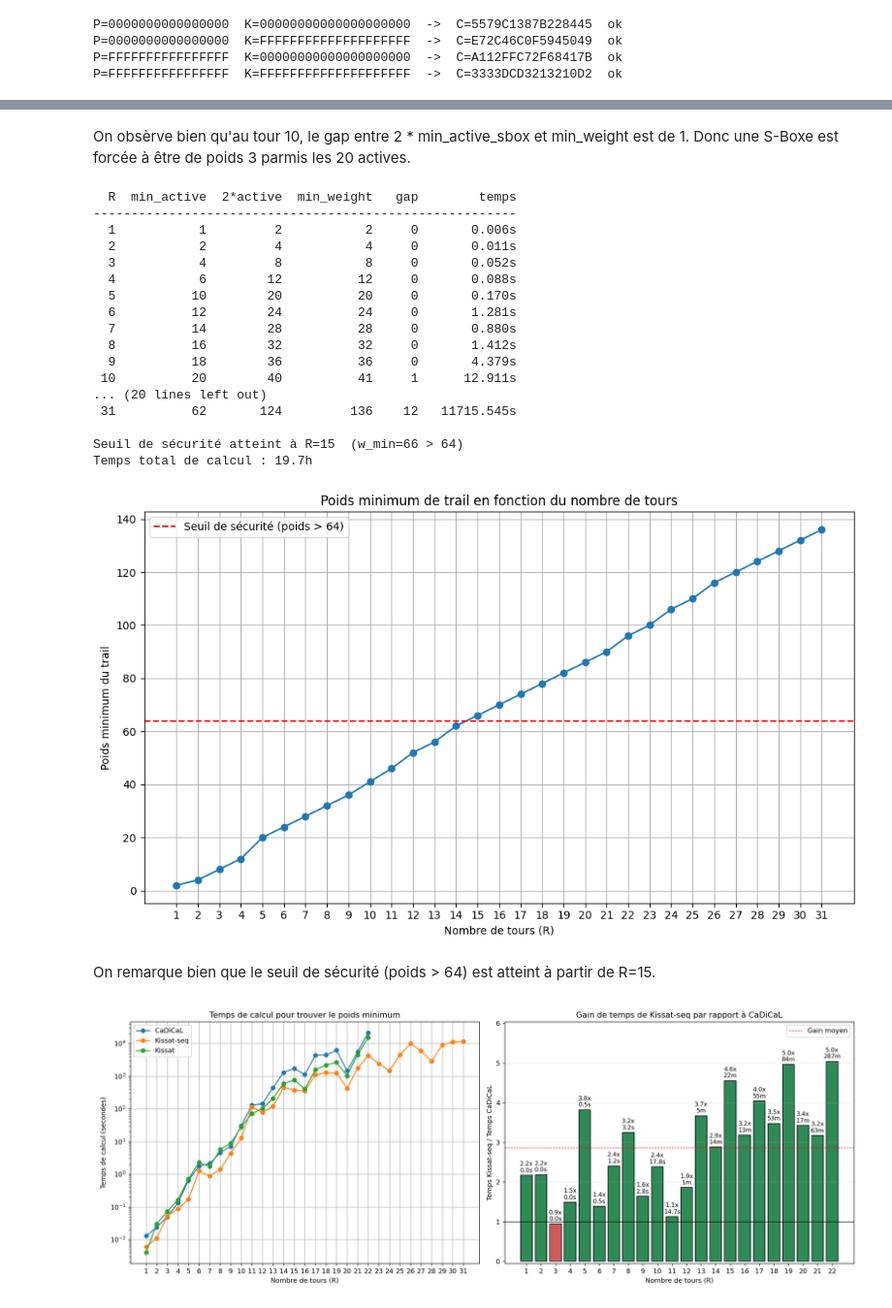
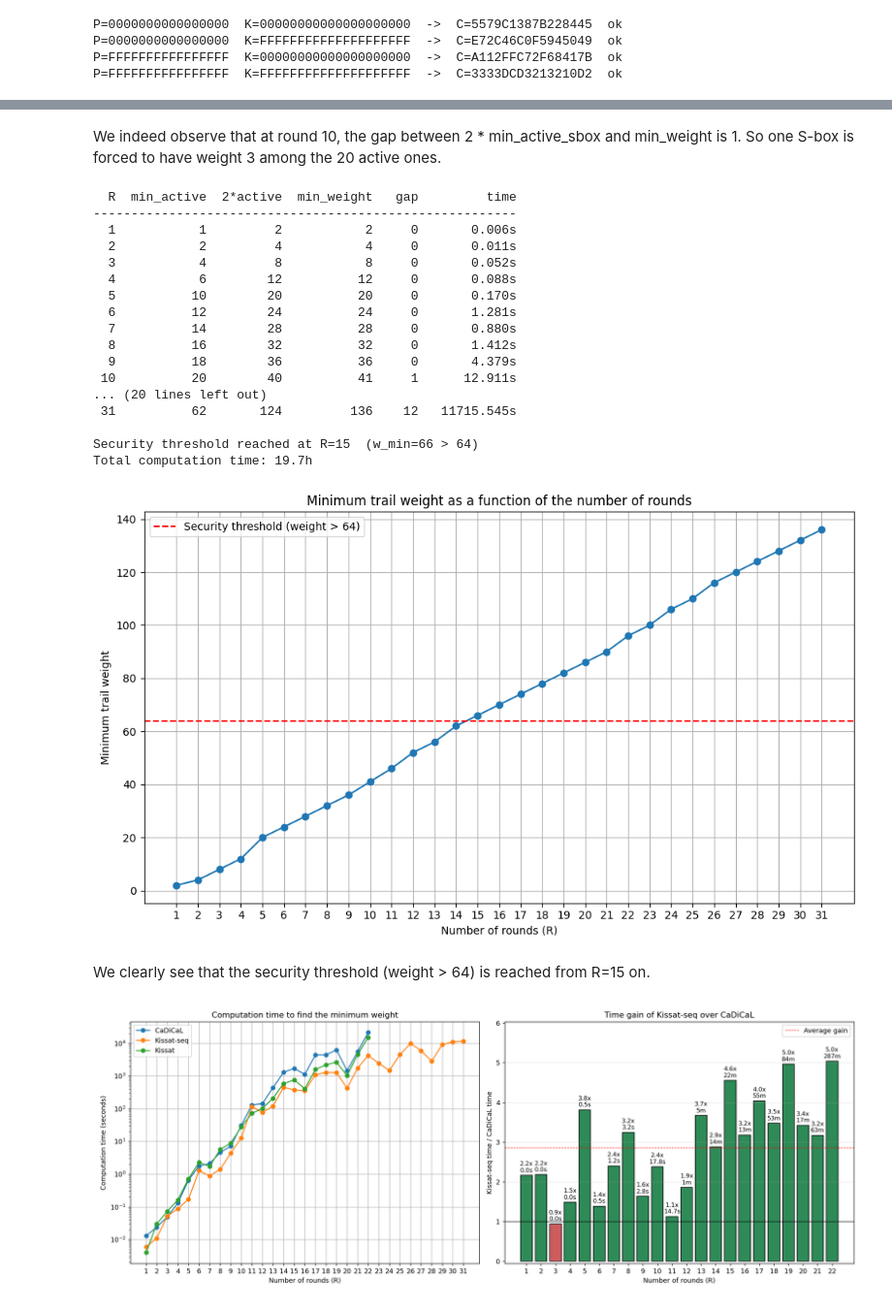
Before and after one commit to touikss/present-sat-cryptanalysis, a Jupyter notebook: notebook.ipynb, the cells around one changed output, grey strips where cells are left out. Shown at 97% size. Cells and saved outputs as stored; diff of their text form; code cells hidden in the pictures.

```diff
--- a/notebook.ipynb
+++ b/notebook.ipynb
@@ -298,5 +298,5 @@ La ligne $a = 0$ correspond aux différences passives, qui se propagent triviale
 # %%
-# Affichage de la DDT de la S-box PRESENT
+# Display the DDT of the PRESENT S-box
 
 fig, axes = plt.subplots(1, 2, figsize=(13, 5))
 
@@ -310,14 +310,14 @@ ax.imshow(ddt_display, cmap=cmap, norm=norm, aspect='equal')
 
 ax.set_xticks(range(16)); ax.set_xticklabels([f'{i:X}' for i in range(16)])
 ax.set_yticks(range(16)); ax.set_yticklabels([f'{i:X}' for i in range(16)])
-ax.set_xlabel('$\\Delta$ sortie ($b$)')
-ax.set_ylabel('$\\Delta$ entrée ($a$)')
-ax.set_title('DDT - S-box PRESENT')
+ax.set_xlabel('Output $\\Delta$ ($b$)')
+ax.set_ylabel('Input $\\Delta$ ($a$)')
+ax.set_title('DDT - PRESENT S-box')
 
 ax.legend(handles=[
     Patch(facecolor=cmap(norm(0)), label='impossible  (DDT = 0)'),
-    Patch(facecolor=cmap(norm(2)), label='poids 3 (DDT = 2, prob = 1/8)'),
-    Patch(facecolor=cmap(norm(4)), label='poids 2 (DDT = 4, prob = 1/4)'),
+    Patch(facecolor=cmap(norm(2)), label='weight 3 (DDT = 2, prob = 1/8)'),
+    Patch(facecolor=cmap(norm(4)), label='weight 2 (DDT = 4, prob = 1/4)'),
 ], fontsize=8, bbox_to_anchor=(1.02, 1), loc='upper left', borderaxespad=0)
 
 impossible = sum(1 for a in range(1, 16) for b in range(16) if DDT[a][b] == 0)
@@ -326,20 +326,20 @@ w3_count   = sum(1 for a in range(1, 16) for b in range(16) if DDT[a][b] == 2)
 
 ax2 = axes[1]
 bars = ax2.bar(
-    ['impossible\n(DDT=0)', 'poids 2\n(DDT=4)', 'poids 3\n(DDT=2)'],
+    ['impossible\n(DDT=0)', 'weight 2\n(DDT=4)', 'weight 3\n(DDT=2)'],
     [impossible, w2_count, w3_count],
     color=[cmap(norm(0)), cmap(norm(4)), cmap(norm(2))]
 )
 for bar, val in zip(bars, [impossible, w2_count, w3_count]):
     ax2.text(bar.get_x() + bar.get_width()/2, bar.get_height() + 1, str(val),
              ha='center', fontsize=11)
-ax2.set_ylabel('nombre de paires (a,b) avec a≠0')
-ax2.set_title('Transitions S-box par type (sur 15×16 = 240 paires actives)')
+ax2.set_ylabel('number of pairs (a,b) with a≠0')
+ax2.set_title('S-box transitions by type (out of 15×16 = 240 active pairs)')
 ax2.set_ylim(0, max(impossible, w2_count, w3_count) + 15)
 
 plt.tight_layout()
 plt.show()
-print(f"MDP = {DDT[1:].max()}/16 = 1/4  =>  poids min par S-box active = 2")
-print(f"Transitions actives : {w2_count + w3_count}  (dont {w3_count} lourdes DDT=2)")
+print(f"MDP = {DDT[1:].max()}/16 = 1/4  =>  min weight per active S-box = 2")
+print(f"Active transitions: {w2_count + w3_count}  (of which {w3_count} heavy, DDT=2)")
 # %% [output]
 [figure]
@@ -604,10 +604,10 @@ for r in range(1, 11):
   9 |                36 |         36 |    3.830s |   0
  10 |                40 |         41 |   11.809s |   1  <
 # %% [markdown]
-On obsèrve bien qu'au tour 10, le gap entre 2 * min_active_sbox et min_weight est de 1. Donc une S-Boxe est forcée à être de poids 3 parmis les 20 actives.
+We indeed observe that at round 10, the gap between 2 * min_active_sbox and min_weight is 1. So one S-box is forced to have weight 3 among the 20 active ones.
 # %%
-# Résultats complets (Kissat, R=1..31)
-print(f"{'R':>3}  {'min_active':>10}  {'2*active':>8}  {'min_weight':>10}  {'gap':>4}  {'temps':>11}")
+# Full results (Kissat, R=1..31)
+print(f"{'R':>3}  {'min_active':>10}  {'2*active':>8}  {'min_weight':>10}  {'gap':>4}  {'time':>11}")
 print("-" * 56)
 
 r_secure = sys.maxsize
@@ -627,15 +627,15 @@ for r in sorted(benchmark['min_weight_kissat_seq'], key=int):
     if w > 64 and int(r) < r_secure:
         w_secure = w
         r_secure = int(r)
-        suffix = "  <- seuil w > 64"
+        suffix = "  <- threshold w > 64"
 
     print(f"{r:>3}  {a:>10}  {2*a:>8}  {w:>10}  {gap:>4}  {t:>10.3f}s{suffix}")
 
 print()
-print(f"Seuil de sécurité atteint à R={r_secure}  (w_min={w_secure} > 64)")
-print(f"Temps total de calcul : {total_time/3600:.1f}h")
+print(f"Security threshold reached at R={r_secure}  (w_min={w_secure} > 64)")
+print(f"Total computation time: {total_time/3600:.1f}h")
 # %% [output]
-  R  min_active  2*active  min_weight   gap        temps
+  R  min_active  2*active  min_weight   gap         time
 --------------------------------------------------------
   1           1         2           2     0       0.006s
   2           2         4           4     0       0.011s
@@ -650,8 +650,8 @@ print(f"Temps total de calcul : {total_time/3600:.1f}h")
 ... (20 lines left out)
  31          62       124         136    12   11715.545s
 
-Seuil de sécurité atteint à R=15  (w_min=66 > 64)
-Temps total de calcul : 19.7h
+Security threshold reached at R=15  (w_min=66 > 64)
+Total computation time: 19.7h
 # %%
 rounds = []
 min_weights = []
@@ -662,22 +662,22 @@ for r in sorted(benchmark['min_weight_kissat_seq'], key=int):
     min_weights.append(w)
 plt.figure(figsize=(10, 6))
 plt.plot(rounds, min_weights, marker='o')
-plt.axhline(64, color='red', linestyle='--', label='Seuil de sécurité (poids > 64)')
-plt.title('Poids minimum de trail en fonction du nombre de tours')
-plt.xlabel('Nombre de tours (R)')
-plt.ylabel('Poids minimum du trail')
+plt.axhline(64, color='red', linestyle='--', label='Security threshold (weight > 64)')
+plt.title('Minimum trail weight as a function of the number of rounds')
+plt.xlabel('Number of rounds (R)')
+plt.ylabel('Minimum trail weight')
 plt.xticks(rounds)
 plt.grid()
 plt.legend()
 plt.tight_layout()
 plt.show()
 # %% [output]
-[figure, old version]
+[figure, new version]
 # %% [markdown]
-On remarque bien que le seuil de sécurité (poids > 64) est atteint à partir de R=15.
+We clearly see that the security threshold (weight > 64) is reached from R=15 on.
 # %%
 
-# Comparaison des solver CaDiCaL et Kissat pour le poids minimum de trail
+# Comparison of the CaDiCaL and Kissat solvers for the minimum trail weight
 fmt = lambda s: f"{s/60:.0f}m" if s >= 60 else f"{s:.1f}s"
 
 r, tc, tko, tk, df, ds = [], [], [], [], [], []
@@ -697,37 +697,37 @@ for rk in sorted(benchmark['min_weight_kissat_seq'], key=int):
 rd = [x for x, d in zip(r, df) if d]
 df = [d for d in df if d]
 ds = [s for s in ds if s]
 c = ['seagreen' if d > 1 else 'indianred' for d in df]
 
 fig, (ax1, ax2) = plt.subplots(1, 2, figsize=(16, 6))
 
 ax1.plot(r, tc, 'o-', label='CaDiCaL')
 ax1.plot(r, tko, 'o-', label='Kissat-seq')
 ax1.plot(r, tk, 'o-', label='Kissat')
-ax1.set(title='Temps de calcul pour trouver le poids minimum',
-        xlabel='Nombre de tours (R)', ylabel='Temps de calcul (secondes)',
+ax1.set(title='Computation time to find the minimum weight',
+        xlabel='Number of rounds (R)', ylabel='Computation time (seconds)',
         xticks=r, yscale='log')
 ax1.grid(), ax1.legend()
 
 bars = ax2.bar(rd, df, color=c, edgecolor='black')
 ax2.axhline(1, color='black', linewidth=0.8)
-ax2.axhline(np.mean(df), color='red', linestyle='--', linewidth=0.8, label='Gain moyen')
+ax2.axhline(np.mean(df), color='red', linestyle='--', linewidth=0.8, label='Average gain')
 
 for bar, d, s in zip(bars, df, ds):
     h = bar.get_height()
     ax2.annotate(f"{d:.1f}x\n{fmt(abs(s))}",
                  xy=(bar.get_x() + bar.get_width()/2, h),
                  xytext=(0, 3 if h > 0 else -3), textcoords='offset points',
                  ha='center', va=('bottom' if h > 0 else 'top'), fontsize=9)
 
 ax2.set_ylim(min(df)-1, max(df)+1)
-ax2.set(title='Gain de temps de Kissat-seq par rapport à CaDiCaL',
-        xlabel='Nombre de tours (R)', ylabel='Temps Kissat-seq / Temps CaDiCaL',
+ax2.set(title='Time gain of Kissat-seq over CaDiCaL',
+        xlabel='Number of rounds (R)', ylabel='Kissat-seq time / CaDiCaL time',
         xticks=rd)
 ax2.grid(axis='y', alpha=0.3)
 ax2.legend()
 plt.tight_layout()
 plt.show()
 # %% [output]
-[figure, old version]
+[figure, new version]
 # %% [markdown]
```
Also changed, not shown: parts of 35 cells of this notebook, 2 other files.
